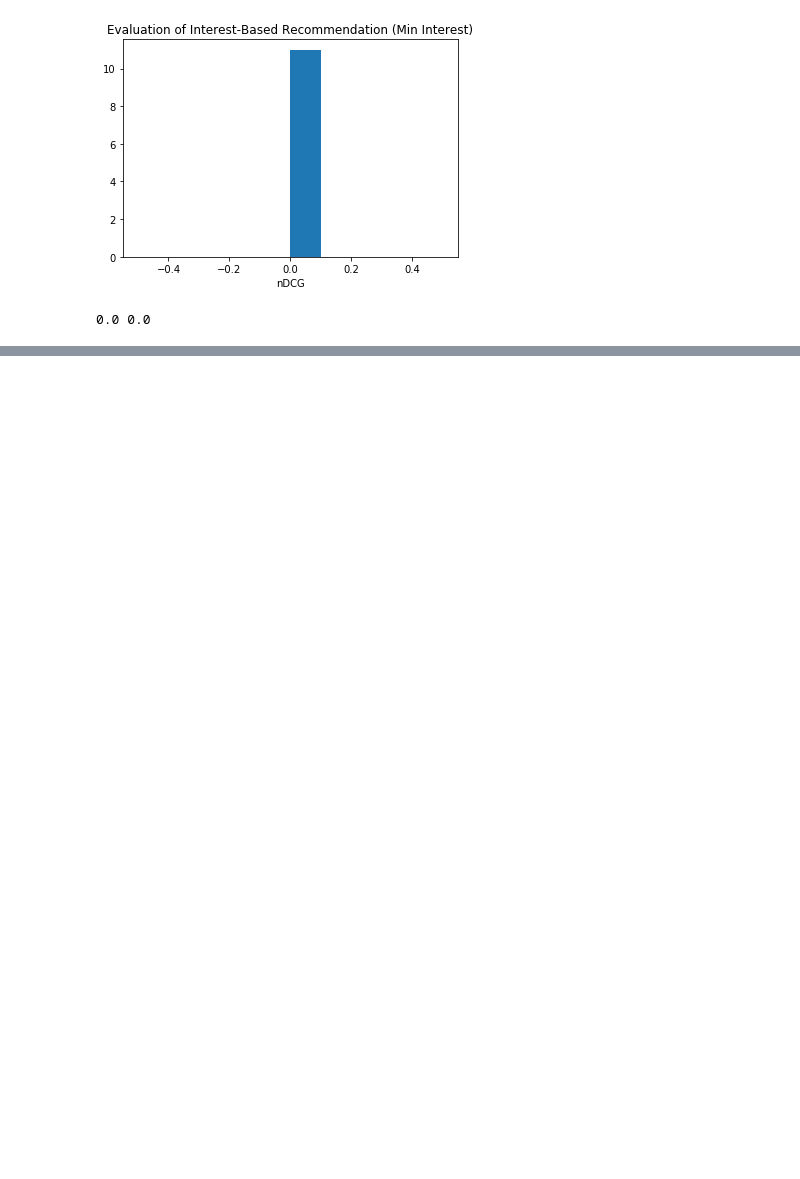
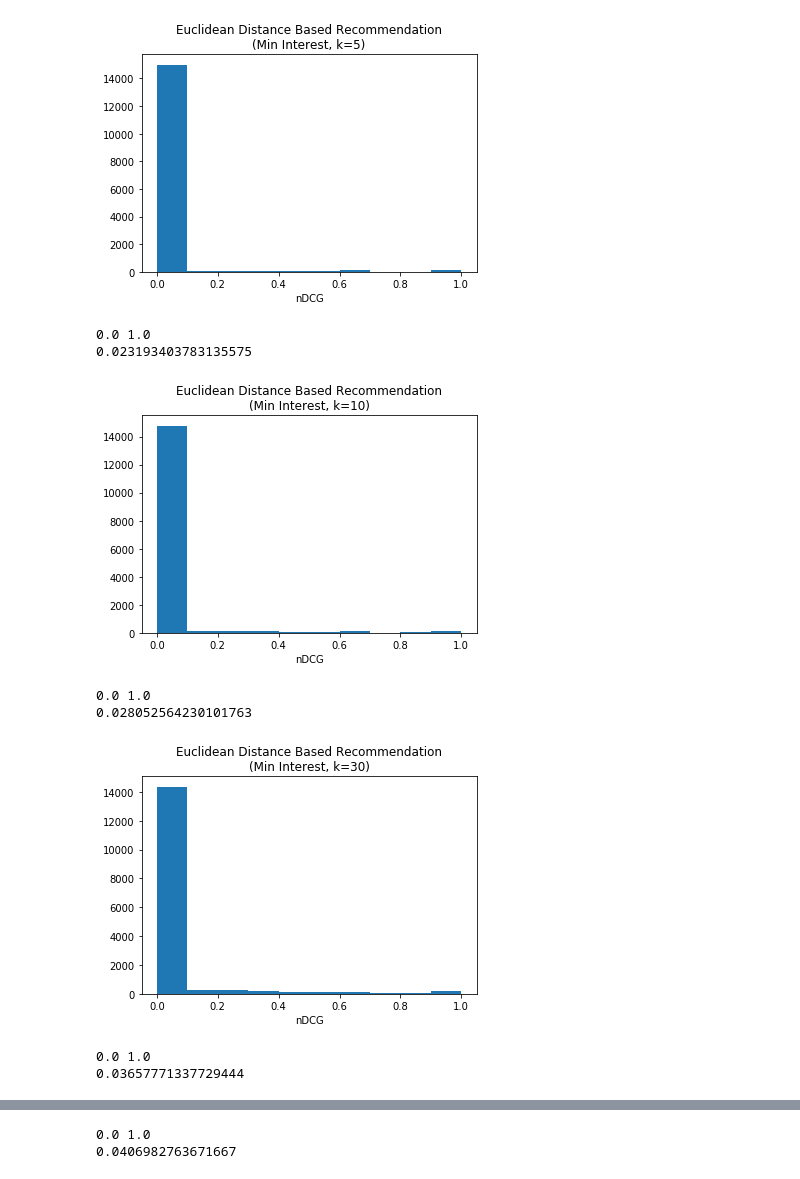
Before and after one commit to wd-doylle/GithubTeamRecommendation, a Jupyter notebook: evaluate_core.ipynb, the cells around one changed output, grey strips where cells are left out. Drawn from its saved outputs; the diff is of its cells as text; code cells hidden in the pictures; blank space fills up the shorter version.

```diff
--- a/evaluate_core.ipynb
+++ b/evaluate_core.ipynb
@@ -72,23 +111,37 @@ print(min(NDCGs),max(NDCGs))
 # %%
 recommendations = {}
-with open('sae_team_score_min.json') as rj:
-    for l in rj.readlines():
-        line = l.strip().split('\t')
-        repo = line[0]
-        if not repo in repo_targets:
-            continue
-        recs = [json.loads(r)[0] for r in line[1:]]
-        recommendations[repo] = recs
+for k in ks:
+    recommendations[k] = {}
+    with open('recommend_euclidean_min_%d.json'%k) as rj:
+        for l in rj.readlines():
+            line = l.strip().split('\t')
+            repo = line[0]
+            if not repo in repo_targets:
+                continue
+            recs = [json.loads(r)[0] for r in line[1:]]
+            recommendations[k][repo] = recs
 # %%
-NDCGs = []
-for repo in recommendations:
-    NDCGs.append(NDCG(repo,recommendations[repo],repo_targets))
-plt.hist(NDCGs)
-plt.xlabel("nDCG")
-plt.title("Evaluation of Interest-Based Recommendation (Min Interest)")
-plt.savefig('evaluate_interest_degree.jpg',bbox='tight')
-plt.show()
-print(min(NDCGs),max(NDCGs))
+for k in ks:
+    NDCGs = []
+    for repo in recommendations[k]:
+        NDCGs.append(NDCG(repo,recommendations[k][repo],repo_targets))
+    plt.hist(NDCGs)
+    plt.xlabel("nDCG")
+    plt.title("Euclidean Distance Based Recommendation\n(Min Interest, k=%d)"%k)
+    plt.savefig('evaluate_euclidean_min_%d.jpg'%k,bbox='tight')
+    plt.show()
+    mins['euc_min_%d'%k] = min(NDCGs)
+    maxs['euc_min_%d'%k] = max(NDCGs)
+    means['euc_min_%d'%k] = sum(NDCGs)/len(NDCGs)
+    print(min(NDCGs),max(NDCGs))
+    print(sum(NDCGs)/len(NDCGs))
 # %% [output]
-[figure, old version]
+[figure, new version]
-0.0 0.0
+0.0 1.0
+0.023193403783135575
+[figure, added]
+0.0 1.0
+0.028052564230101763
+[figure, added]
+0.0 1.0
+0.03657771337729444
@@ -95,2 +149,4 @@ print(min(NDCGs),max(NDCGs))
+0.0 1.0
+0.0406982763671667
 # %%
 recommendations = {}
```
Also changed, not shown: parts of 21 cells of this notebook, 24 other files.
